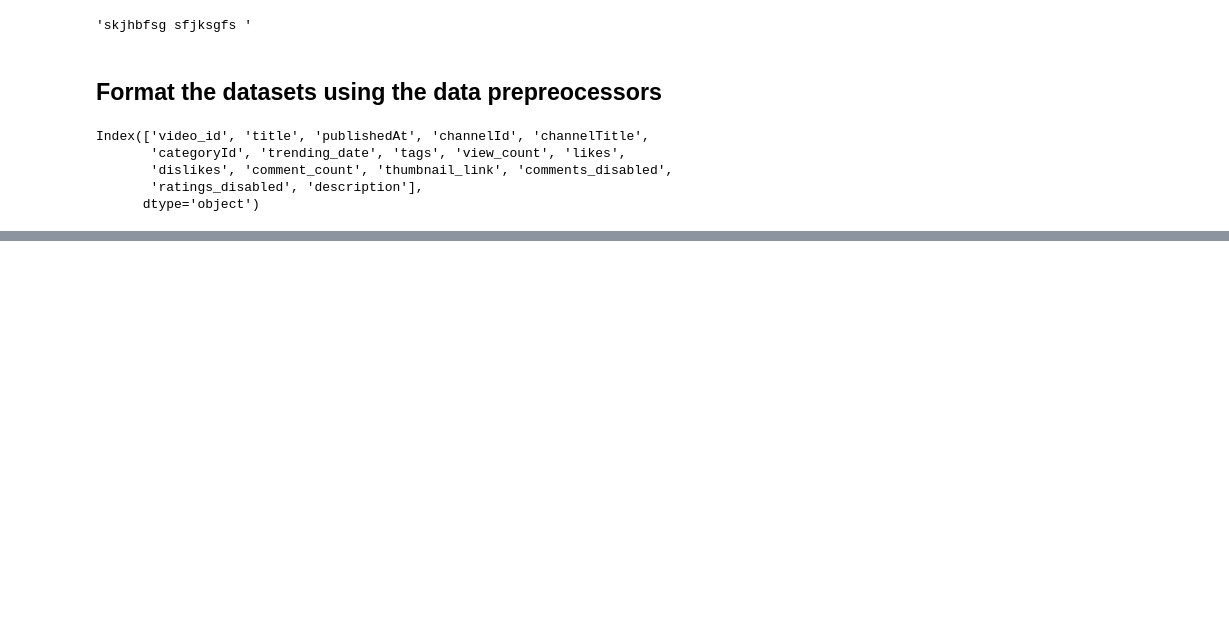
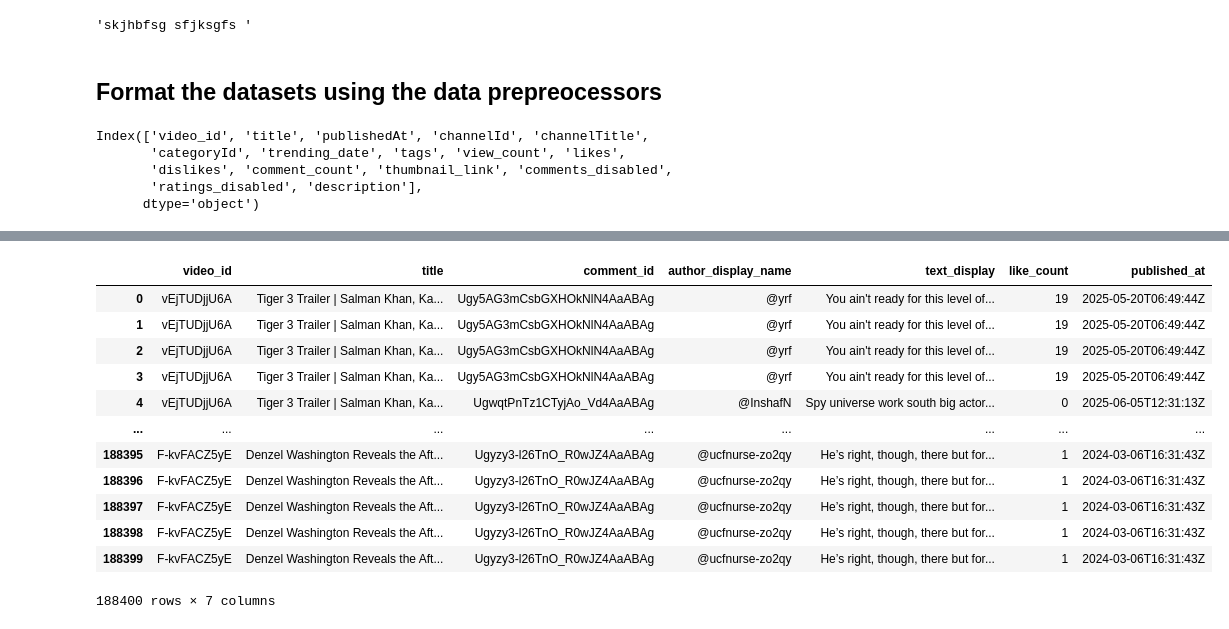
Before and after one commit to yoav0gal/SM-insights, a Jupyter notebook: Notebooks/data/create_youtube_dataset.ipynb, the cells around one changed output, grey strips where cells are left out. Saved outputs shown, nothing was run; the diff lists cells and outputs as text; code cells hidden in the pictures; blank space fills up the shorter version.

```diff
--- a/Notebooks/data/create_youtube_dataset.ipynb
+++ b/Notebooks/data/create_youtube_dataset.ipynb
@@ -2932,0 +2845,8 @@ final_selection
+# %%
+import pandas as pd
+from googleapiclient.discovery import build
+from googleapiclient.errors import HttpError
+YOUTUBE_API_KEY = "AIzaSyBLK8BxjKR1PnKge-vPt9CoxdiAxZG6Qk0"
+
+# 2. Build the YouTube service object
+youtube = build("youtube", "v3", developerKey=YOUTUBE_API_KEY)
@@ -2932,0 +2940,34 @@ final_selection
+# %%
+all_comment_records = []
+video_id_list = final_selection["video_id"].tolist()
+
+for idx, vid in enumerate(video_id_list, start=1):
+    print(f"({idx}/{len(video_id_list)}) Fetching up to 400 comments for video {vid} …")
+    batch = fetch_comments_from_video(video_id=vid, max_comments=400)
+    print(f"    ▶ Retrieved {len(batch)} comment(s) for {vid}.")
+    all_comment_records.extend(batch)
+
+# 3. Convert the list of dicts into a DataFrame:
+comments_df = pd.DataFrame(all_comment_records)
+
+# 4. Merge with `final_selection` so we bring in the `title` column.
+#    This will replicate the `title` on every comment row for that video_id.
+merged_df = comments_df.merge(final_selection, on="video_id", how="left")
+
+# 5. Reorder columns (optional) so it reads more naturally:
+#    For instance: video_id | title | comment_id | author_display_name | text_display | like_count | published_at
+merged_df = merged_df[
+    [
+        "video_id",
+        "title",
+        "comment_id",
+        "author_display_name",
+        "text_display",
+        "like_count",
+        "published_at",
+    ]
+]
+
+# Now `merged_df` has one row per comment, including its “video_id” and “title.”
+print("Combined DataFrame shape:", merged_df.shape)
+print(merged_df.head(5))
@@ -2932,0 +2995,16 @@ final_selection
+# %%
+merged_df
+# %% [output]
+|  | video_id | title | comment_id | author_display_name | text_display | like_count | published_at |
+| 0 | vEjTUDjjU6A | Tiger 3 Trailer | Salman Khan, Ka... | Ugy5AG3mCsbGXHOkNlN4AaABAg | @yrf | You ain't ready for this level of... | 19 | 2025-05-20T06:49:44Z |
+| 1 | vEjTUDjjU6A | Tiger 3 Trailer | Salman Khan, Ka... | Ugy5AG3mCsbGXHOkNlN4AaABAg | @yrf | You ain't ready for this level of... | 19 | 2025-05-20T06:49:44Z |
+| 2 | vEjTUDjjU6A | Tiger 3 Trailer | Salman Khan, Ka... | Ugy5AG3mCsbGXHOkNlN4AaABAg | @yrf | You ain't ready for this level of... | 19 | 2025-05-20T06:49:44Z |
+| 3 | vEjTUDjjU6A | Tiger 3 Trailer | Salman Khan, Ka... | Ugy5AG3mCsbGXHOkNlN4AaABAg | @yrf | You ain't ready for this level of... | 19 | 2025-05-20T06:49:44Z |
+| 4 | vEjTUDjjU6A | Tiger 3 Trailer | Salman Khan, Ka... | UgwqtPnTz1CTyjAo_Vd4AaABAg | @InshafN | Spy universe work south big actor... | 0 | 2025-06-05T12:31:13Z |
+| ... | ... | ... | ... | ... | ... | ... | ... |
+| 188395 | F-kvFACZ5yE | Denzel Washington Reveals the Aft... | Ugyzy3-l26TnO_R0wJZ4AaABAg | @ucfnurse-zo2qy | He’s right, though, there but for... | 1 | 2024-03-06T16:31:43Z |
+| 188396 | F-kvFACZ5yE | Denzel Washington Reveals the Aft... | Ugyzy3-l26TnO_R0wJZ4AaABAg | @ucfnurse-zo2qy | He’s right, though, there but for... | 1 | 2024-03-06T16:31:43Z |
+| 188397 | F-kvFACZ5yE | Denzel Washington Reveals the Aft... | Ugyzy3-l26TnO_R0wJZ4AaABAg | @ucfnurse-zo2qy | He’s right, though, there but for... | 1 | 2024-03-06T16:31:43Z |
+| 188398 | F-kvFACZ5yE | Denzel Washington Reveals the Aft... | Ugyzy3-l26TnO_R0wJZ4AaABAg | @ucfnurse-zo2qy | He’s right, though, there but for... | 1 | 2024-03-06T16:31:43Z |
+| 188399 | F-kvFACZ5yE | Denzel Washington Reveals the Aft... | Ugyzy3-l26TnO_R0wJZ4AaABAg | @ucfnurse-zo2qy | He’s right, though, there but for... | 1 | 2024-03-06T16:31:43Z |
+188400 rows × 7 columns
```
Also changed, not shown: parts of 13 cells of this notebook, 15 other files.
